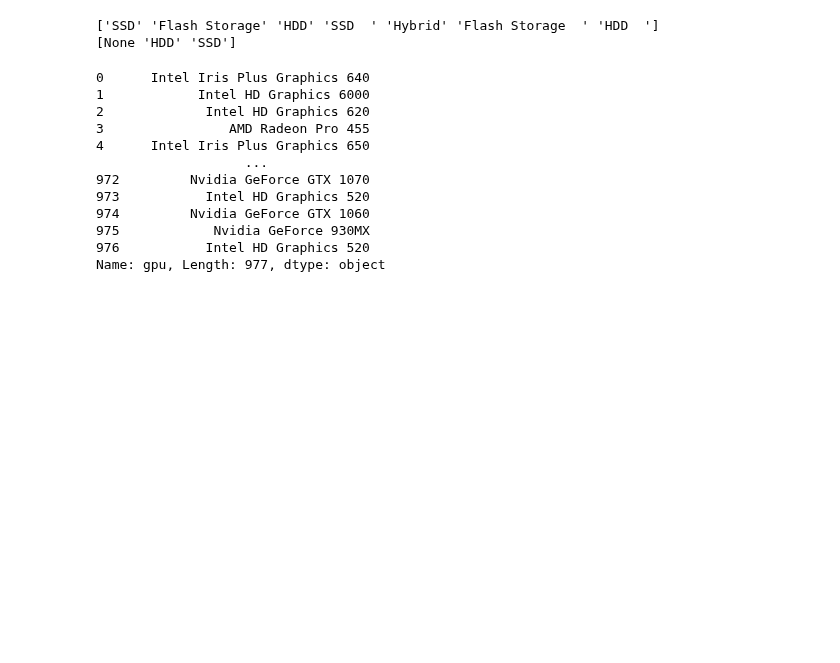
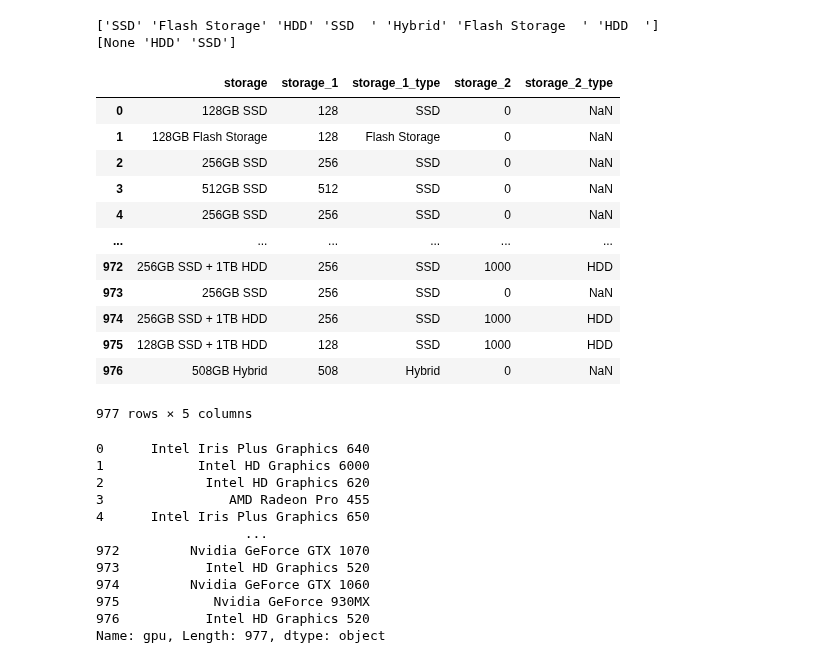
Before and after one commit to indraJuliansyahPutra/Laptop-Price, a Jupyter notebook: clean.ipynb, the cells around one changed output. Saved outputs shown, nothing was run; the diff lists cells and outputs as text; code cells hidden in the pictures; blank space fills up the shorter version.

```diff
--- a/clean.ipynb
+++ b/clean.ipynb
@@ -381,0 +432,4 @@ Name: cpu speed, Length: 977, dtype: float64
+# %%
+laptop['cpu brand'] = laptop['cpu name'].str.rsplit(' ', n=0).str[0]
+
+laptop[['cpu', 'cpu name', 'cpu brand', 'cpu speed']]
@@ -585,6 +667,24 @@ laptop['storage_2'] = laptop['storage_2'].fillna(0.0)
 # %%
 laptop['storage_1'] = laptop['storage_1'].astype('int64')
 laptop['storage_2'] = laptop['storage_2'].astype('int64')
+# %%
+laptop['storage_1'] = laptop['storage_1'].astype('int64')
+laptop['storage_2'] = laptop['storage_2'].astype('int64')
+laptop[['storage', 'storage_1', 'storage_1_type', 'storage_2', 'storage_2_type']]
+# %% [output]
+|  | storage | storage_1 | storage_1_type | storage_2 | storage_2_type |
+| 0 | 128GB SSD | 128 | SSD | 0 | NaN |
+| 1 | 128GB Flash Storage | 128 | Flash Storage | 0 | NaN |
+| 2 | 256GB SSD | 256 | SSD | 0 | NaN |
+| 3 | 512GB SSD | 512 | SSD | 0 | NaN |
+| 4 | 256GB SSD | 256 | SSD | 0 | NaN |
+| ... | ... | ... | ... | ... | ... |
+| 972 | 256GB SSD + 1TB HDD | 256 | SSD | 1000 | HDD |
+| 973 | 256GB SSD | 256 | SSD | 0 | NaN |
+| 974 | 256GB SSD + 1TB HDD | 256 | SSD | 1000 | HDD |
+| 975 | 128GB SSD + 1TB HDD | 128 | SSD | 1000 | HDD |
+| 976 | 508GB Hybrid | 508 | Hybrid | 0 | NaN |
+977 rows × 5 columns
 # %%
 laptop = laptop.drop('storage', axis=1)
 # %%
```
Also changed, not shown: parts of 13 cells of this notebook.
